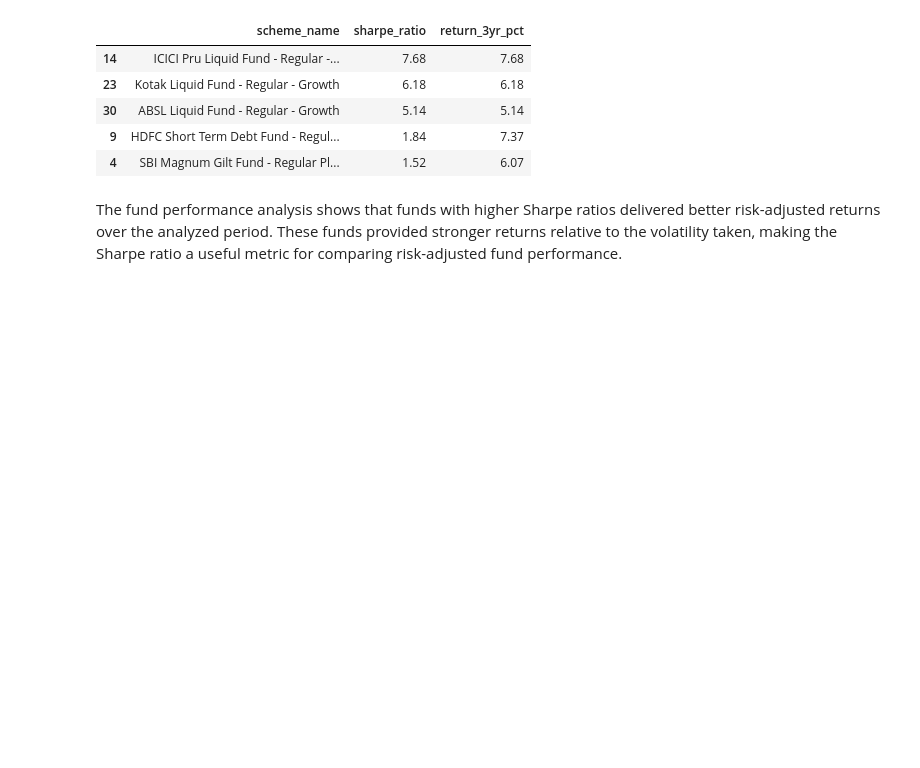
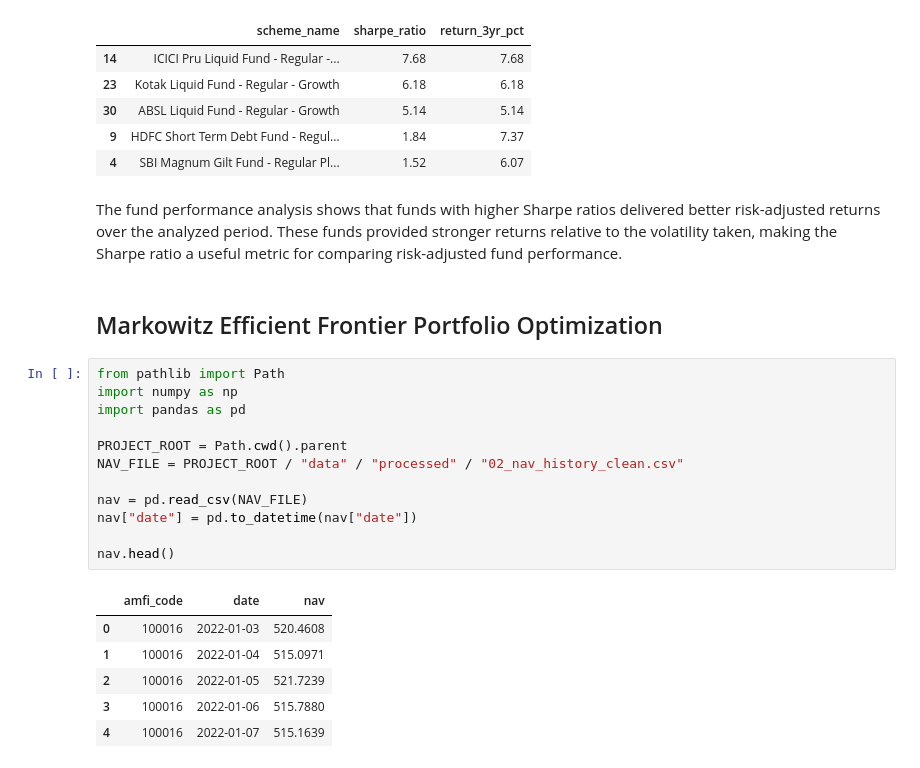
Before and after one commit to Abhi-ml07/bluestock-mf, a Jupyter notebook: notebooks/05_advanced_analytics.ipynb, the cells around one changed output. Drawn from its saved outputs; the diff is of its cells as text; blank space fills up the shorter version.

```diff
--- a/notebooks/05_advanced_analytics.ipynb
+++ b/notebooks/05_advanced_analytics.ipynb
@@ -527,3 +527,24 @@ performance.sort_values(
 | 4 | SBI Magnum Gilt Fund - Regular Pl... | 1.52 | 6.07 |
 # %% [markdown]
 The fund performance analysis shows that funds with higher Sharpe ratios delivered better risk-adjusted returns over the analyzed period. These funds provided stronger returns relative to the volatility taken, making the Sharpe ratio a useful metric for comparing risk-adjusted fund performance.
+# %% [markdown]
+## Markowitz Efficient Frontier Portfolio Optimization
+# %%
+from pathlib import Path
+import numpy as np
+import pandas as pd
+
+PROJECT_ROOT = Path.cwd().parent
+NAV_FILE = PROJECT_ROOT / "data" / "processed" / "02_nav_history_clean.csv"
+
+nav = pd.read_csv(NAV_FILE)
+nav["date"] = pd.to_datetime(nav["date"])
+
+nav.head()
+# %% [output]
+|  | amfi_code | date | nav |
+| 0 | 100016 | 2022-01-03 | 520.4608 |
+| 1 | 100016 | 2022-01-04 | 515.0971 |
+| 2 | 100016 | 2022-01-05 | 521.7239 |
+| 3 | 100016 | 2022-01-06 | 515.7880 |
+| 4 | 100016 | 2022-01-07 | 515.1639 |
```
Also changed, not shown: parts of 8 cells of this notebook, 2 other files.
